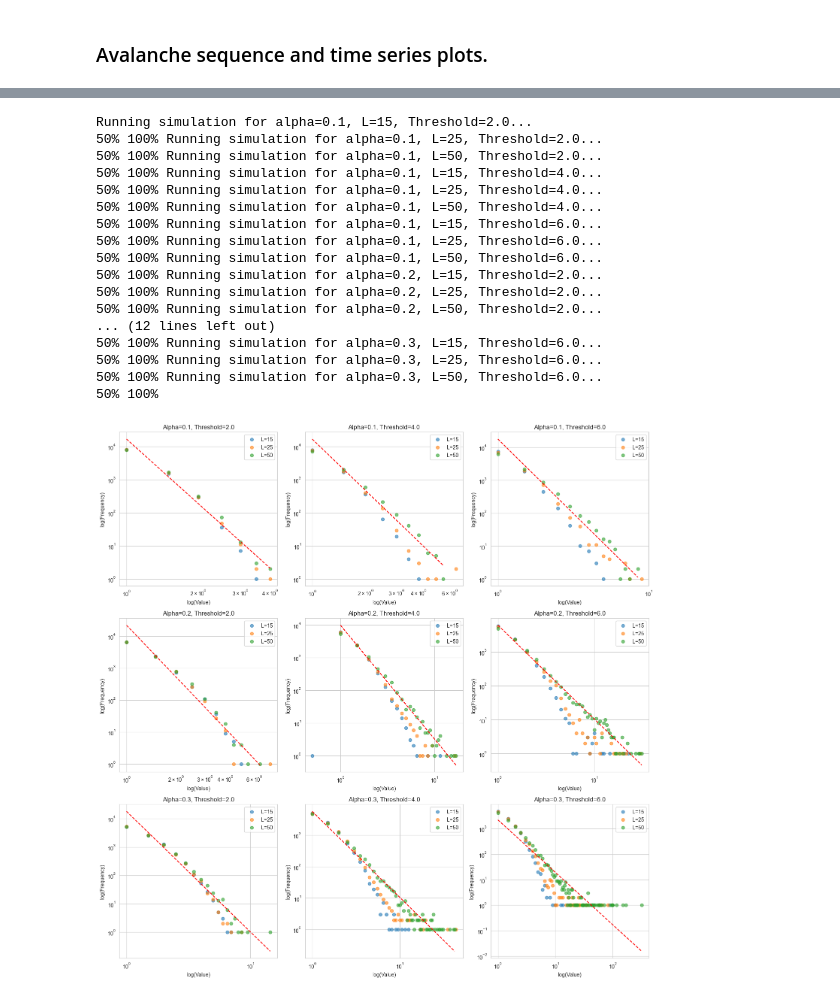
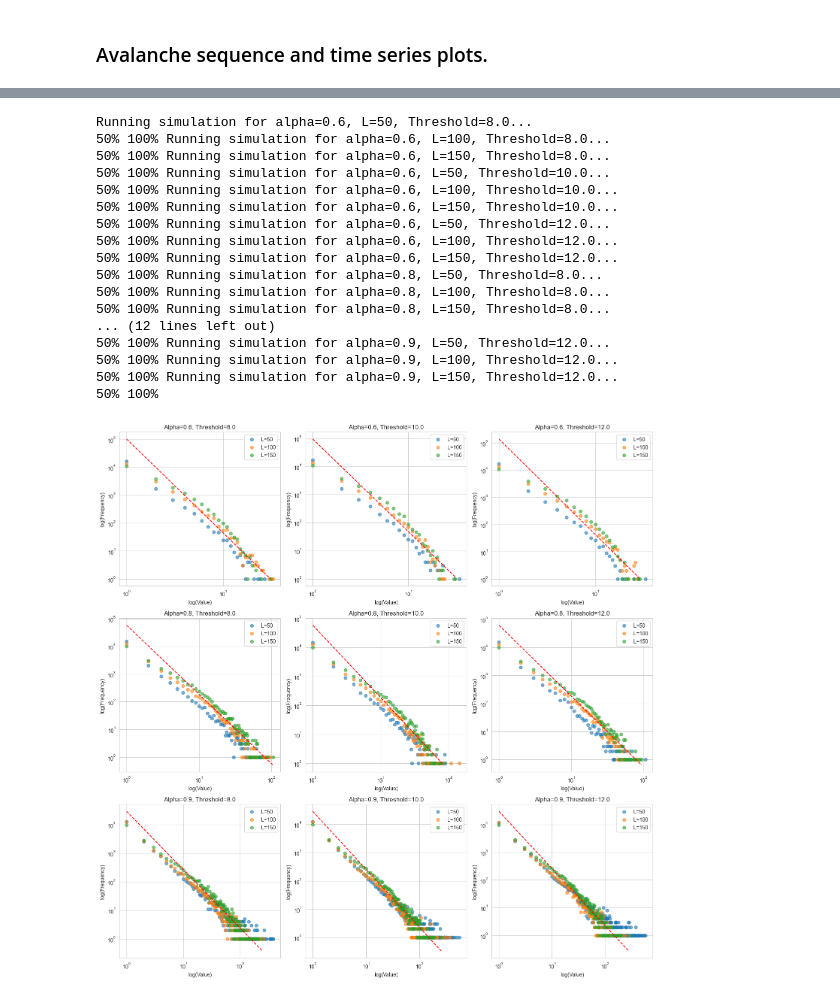
Before and after one commit to vitalismaxim/group_17, a Jupyter notebook: OFC_non_homogenous.ipynb, the cells around one changed output, grey strips where cells are left out. Saved outputs shown, nothing was run; the diff lists cells and outputs as text; code cells hidden in the pictures.

Commit message:
non-homogenous results added

```diff
--- a/OFC_non_homogenous.ipynb
+++ b/OFC_non_homogenous.ipynb
@@ -59,12 +59,20 @@ def redistribute_force(F, L, alpha, F_thr, F_res, neighborhood='moore'):
     :return: Numpy array of new forces array and number of active sites of the previous configuration.
     """
     F_new = np.copy(F) # Copying the force array to a new array
-    active_sites = [] # array of active sites(forces above threshold)
+    # active_sites = [] # array of active sites(forces above threshold)
 
-    for i in range(L):
-        for j in range(L):
-            if F[i, j] >= F_thr[i, j]:  # Use individual cell thresholds
-                active_sites.append((i, j))
+    # for i in range(L):
+    #     for j in range(L):
+    #         if F[i, j] >= F_thr[i, j]:  # Use individual cell thresholds
+    #             active_sites.append((i, j))
+
+    active_mask = F >= F_thr
+
+    # Use np.argwhere to find the indices where the condition is True
+    active_sites = np.argwhere(active_mask)
+
+    # Convert the indices to a list of tuples
+    active_sites = list(map(tuple, active_sites))
 
     for site in active_sites:
         i, j = site
@@ -73,8 +81,10 @@ def redistribute_force(F, L, alpha, F_thr, F_res, neighborhood='moore'):
         if neighborhood == 'moore':
             neighbors = [(i-1, j), (i+1, j), (i, j-1), (i, j+1),
                          (i-1, j-1), (i-1, j+1), (i+1, j-1), (i+1, j+1)]
+            neighbors_count = 8
         else:
             neighbors = [(i-1, j), (i+1, j), (i, j-1), (i, j+1)]
+            neighbors_count = 4
 
         neighbors_count = sum(1 for ni, nj in neighbors if 0 <= ni < L and 0 <= nj < L) # Counting the number of neighbors
 
@@ -98,7 +108,7 @@ def simulate_ca(L, alpha, mean_thr, std_thr, min_thr, mean_res, std_res, min_res
     :param neighborhood: Specifies the type of neighborhood for force redistribution.
     :return: Initial state, final state, and array of active site counts.
     """
-    F = np.random.rand(L, L)
+    F = np.random.rand(L, L) * mean_thr
     initial_state = np.copy(F)
     total_additions = n_additions
 
@@ -159,14 +169,14 @@ def visualize_states(initial_state, final_state, title='Cellular Automata States
 # %%
 # Parameters
 L = 50  # Size of the lattice
-alpha = 0.3  # Coupling constant
+alpha = 0.9  # Coupling constant
 mean_thr = 5  # Mean threshold
 std_thr = 0.2  # std dev of threshold
 min_thr = 3.0  # Minimum threshold
 mean_res = 0  # Mean residual force
 std_res = 0 # std dev of residual force
 min_res = 0  # Minimum residual force
-n_additions = 10000  # Number of additions
+n_additions = 20000  # Number of additions
 # %% [markdown]
 ### Test run for non homogenous CA
 # %%
@@ -214,10 +224,10 @@ def linear_func(p, x):
     return a * x + b
 # %%
 # Parameters
-alphas = [0.1, 0.2, 0.3]  # Varying values for alpha
-L_values = [15, 25, 50]     # Varying values for L
-thresholds = [2.0, 4.0, 6.0] # Varying values for threshold
-std_thr = 0.2  # std dev of threshold
+alphas = [0.6, 0.8, 0.9]  # Varying values for alpha
+L_values = [50, 100, 150]     # Varying values for L
+thresholds = [8.0, 10.0, 12.0] # Varying values for threshold
+std_thr = 0.0  # std dev of threshold
 min_thr = 1.0  # Minimum threshold
 mean_res = 0  # Mean residual force
 std_res = 0 # std dev of residual force
@@ -243,13 +253,13 @@ for i, alpha in enumerate(alphas):
                 print(round((z+1)/n_simulations*100),"%", sep='', end=' ', flush=True)
                 #_, _, active_sites_moore = simulate_ca(L, alpha, F_thr, n_additions, 'moore')
                 _, _, active_sites_moore,_ = simulate_ca(L, alpha, mean_thr, std_thr, min_thr, mean_res, std_res, min_res, n_additions, neighborhood='moore')
-                active_sites_moore_array.append(active_sites_moore)
+                active_sites_moore_array = np.append(active_sites_moore_array, active_sites_moore)
 
-            # Compute the average of the results
-            average_active_sites_moore = np.mean(active_sites_moore_array, axis=0)
+            # # Compute the average of the results
+            # average_active_sites_moore = np.mean(active_sites_moore_array, axis=0)
 
             # Process data
-            occurrences_counter = Counter(average_active_sites_moore)
+            occurrences_counter = Counter(active_sites_moore_array)
             magnitudes = list(occurrences_counter.keys())
             frequencies = list(occurrences_counter.values())
             values = np.array(list(occurrences_counter.keys()))
@@ -264,46 +274,46 @@ for i, alpha in enumerate(alphas):
             linear_model = odr.Model(linear_func)
             data = odr.Data(np.log(values), np.log(frequencies))
             odr_obj = odr.ODR(data, linear_model, beta0=[0., 1.])
             output = odr_obj.run()
 
             slope, intercept = output.beta
             r_squared = output.res_var
             p_value = output.cov_beta[0, 0]
             std_err = output.sd_beta
 
             # Plot on the corresponding subplot
             ax = axes[i, j]
             ax.scatter(values, frequencies, label=f'L={L}', alpha=0.6)
             ax.set_xlabel('log(Value)')
             ax.set_ylabel('log(Frequency)')
             ax.set_xscale('log')
             ax.set_yscale('log')
             ax.set_title(f'Alpha={alpha}, Threshold={mean_thr}')
             ax.legend()
             ax.grid(True)
 
         x = np.linspace(min(np.log(values)), max(np.log(values)), 100)
         y = slope * x + intercept
         ax.plot(e ** x, e ** y, color='red', linestyle='--', label=f'Regression Line: y = {slope:.2f}x + {intercept:.2f}')
 
 plt.tight_layout()
 plt.show()
 # %% [output]
-Running simulation for alpha=0.1, L=15, Threshold=2.0...
-50% 100% Running simulation for alpha=0.1, L=25, Threshold=2.0...
-50% 100% Running simulation for alpha=0.1, L=50, Threshold=2.0...
-50% 100% Running simulation for alpha=0.1, L=15, Threshold=4.0...
-50% 100% Running simulation for alpha=0.1, L=25, Threshold=4.0...
-50% 100% Running simulation for alpha=0.1, L=50, Threshold=4.0...
-50% 100% Running simulation for alpha=0.1, L=15, Threshold=6.0...
-50% 100% Running simulation for alpha=0.1, L=25, Threshold=6.0...
-50% 100% Running simulation for alpha=0.1, L=50, Threshold=6.0...
-50% 100% Running simulation for alpha=0.2, L=15, Threshold=2.0...
-50% 100% Running simulation for alpha=0.2, L=25, Threshold=2.0...
-50% 100% Running simulation for alpha=0.2, L=50, Threshold=2.0...
+Running simulation for alpha=0.6, L=50, Threshold=8.0...
+50% 100% Running simulation for alpha=0.6, L=100, Threshold=8.0...
+50% 100% Running simulation for alpha=0.6, L=150, Threshold=8.0...
+50% 100% Running simulation for alpha=0.6, L=50, Threshold=10.0...
+50% 100% Running simulation for alpha=0.6, L=100, Threshold=10.0...
+50% 100% Running simulation for alpha=0.6, L=150, Threshold=10.0...
+50% 100% Running simulation for alpha=0.6, L=50, Threshold=12.0...
+50% 100% Running simulation for alpha=0.6, L=100, Threshold=12.0...
+50% 100% Running simulation for alpha=0.6, L=150, Threshold=12.0...
+50% 100% Running simulation for alpha=0.8, L=50, Threshold=8.0...
+50% 100% Running simulation for alpha=0.8, L=100, Threshold=8.0...
+50% 100% Running simulation for alpha=0.8, L=150, Threshold=8.0...
 ... (12 lines left out)
-50% 100% Running simulation for alpha=0.3, L=15, Threshold=6.0...
-50% 100% Running simulation for alpha=0.3, L=25, Threshold=6.0...
-50% 100% Running simulation for alpha=0.3, L=50, Threshold=6.0...
+50% 100% Running simulation for alpha=0.9, L=50, Threshold=12.0...
+50% 100% Running simulation for alpha=0.9, L=100, Threshold=12.0...
+50% 100% Running simulation for alpha=0.9, L=150, Threshold=12.0...
 50% 100%
-[figure, old version]
+[figure, new version]
```
Also changed, not shown: parts of 6 cells of this notebook.
